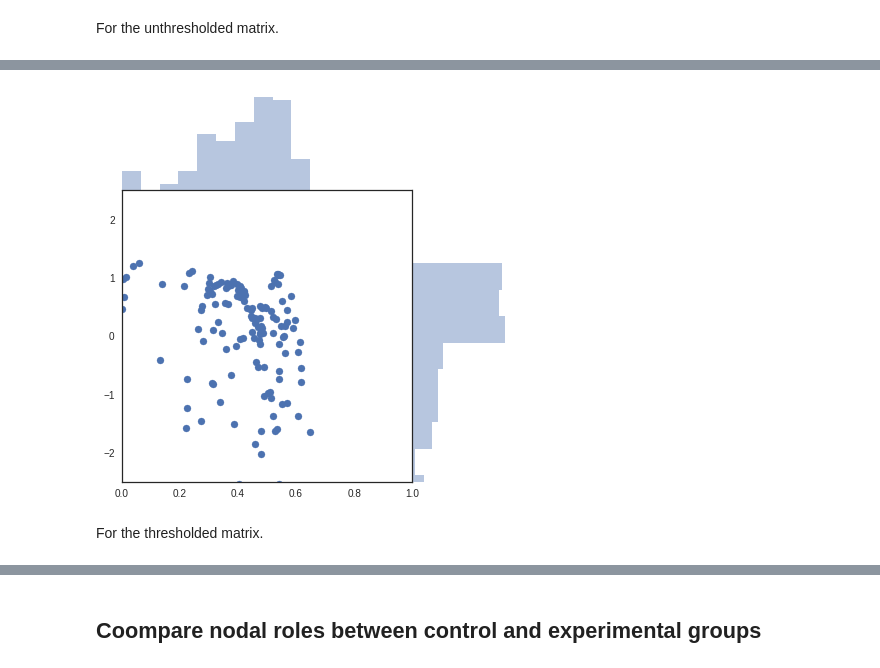
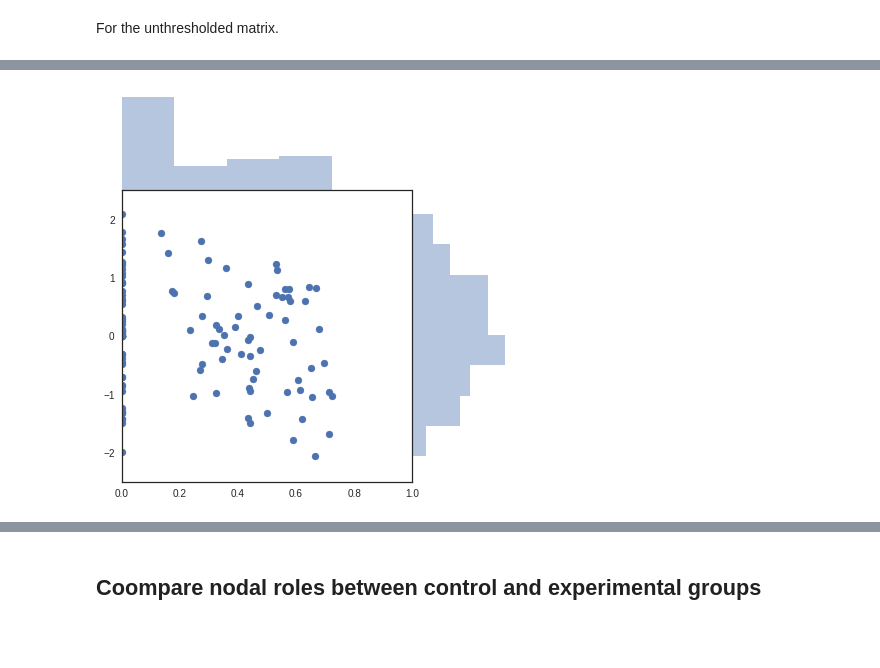
Before and after one commit to danlurie/withdrawal_can, a Jupyter notebook: code/notebooks/Initial data exploration.ipynb, the cells around one changed output, grey strips where cells are left out. Drawn from its saved outputs; the diff is of its cells as text; code cells hidden in the pictures; blank space fills up the shorter version.

```diff
--- a/code/notebooks/Initial data exploration.ipynb
+++ b/code/notebooks/Initial data exploration.ipynb
@@ -187,11 +270,9 @@ plot_raw_matrix(withdrawal_data_raw_reordered)
 # %%
-withdrawal_raw_pc = np.loadtxt('/home/despoB/dlurie/Projects/withdrawal_CAN/data/louvain_gamma1.0/withdrawal_raw_PC.txt')
+air_95pctl_pc = np.loadtxt('/home/despoB/dlurie/Projects/withdrawal_CAN/data/air_95pctl/air_95pctl_PC.txt')
 # %%
-withdrawal_raw_wdz = np.loadtxt('/home/despoB/dlurie/Projects/withdrawal_CAN/data/louvain_gamma1.0/withdrawal_raw_WMDz.txt')
+air_95pctl_wdz = np.loadtxt('/home/despoB/dlurie/Projects/withdrawal_CAN/data/air_95pctl/air_95pctl_WMDz.txt')
 # %%
-grid = sns.jointplot(withdrawal_raw_pc, withdrawal_raw_wdz, kind='scatter',space=0, stat_func=None, xlim=(0,1), ylim=(-2.5, 2.5), ratio=3)
+grid = sns.jointplot(air_95pctl_pc, air_95pctl_wdz, kind='scatter',space=0, stat_func=None, xlim=(0,1), ylim=(-2.5, 2.5), ratio=3)
 # %% [output]
-[figure, old version]
+[figure, new version]
-# %% [markdown]
-For the thresholded matrix.
 # %%
```
Also changed, not shown: parts of 105 cells of this notebook, 36 other files.
